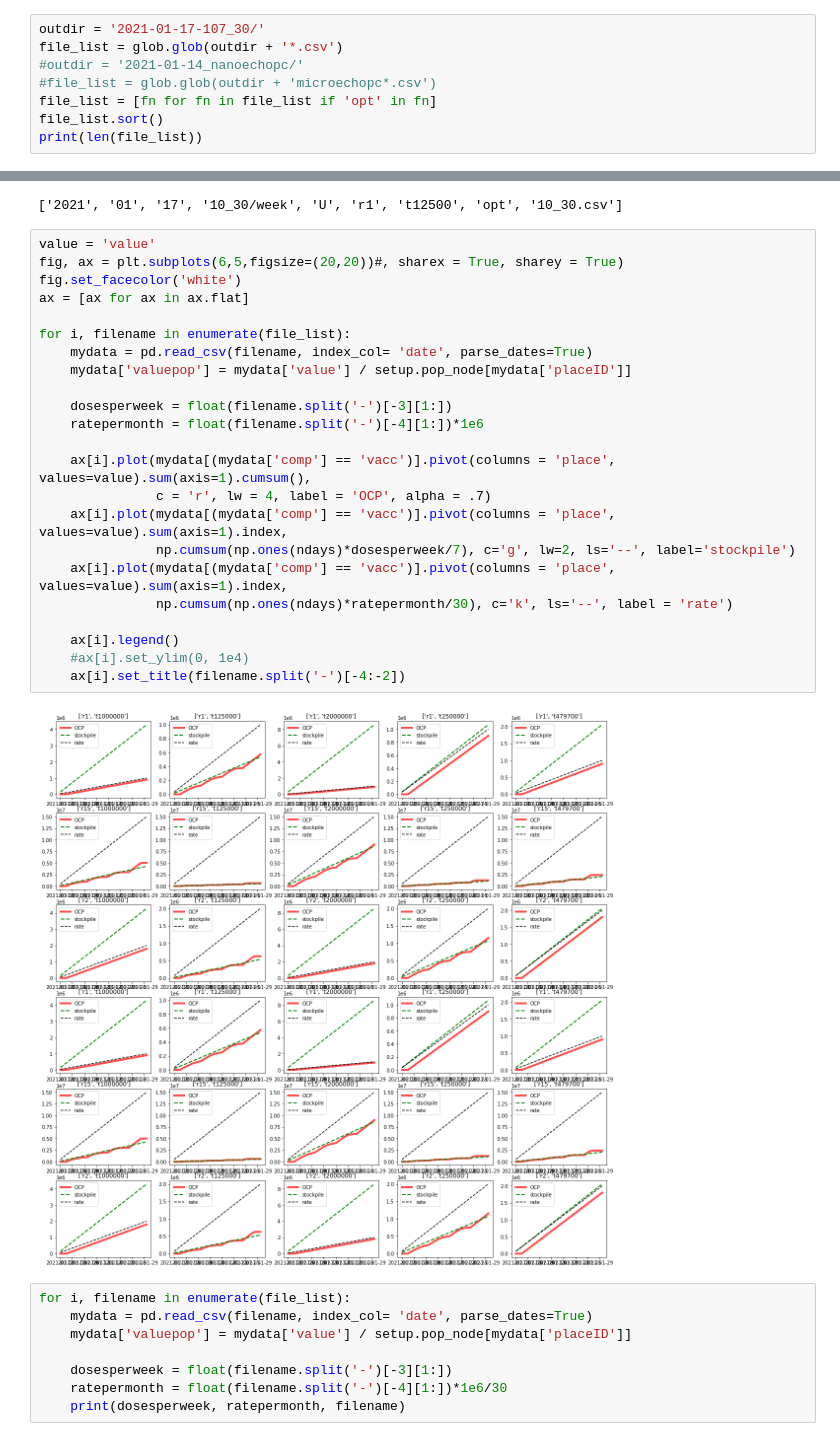
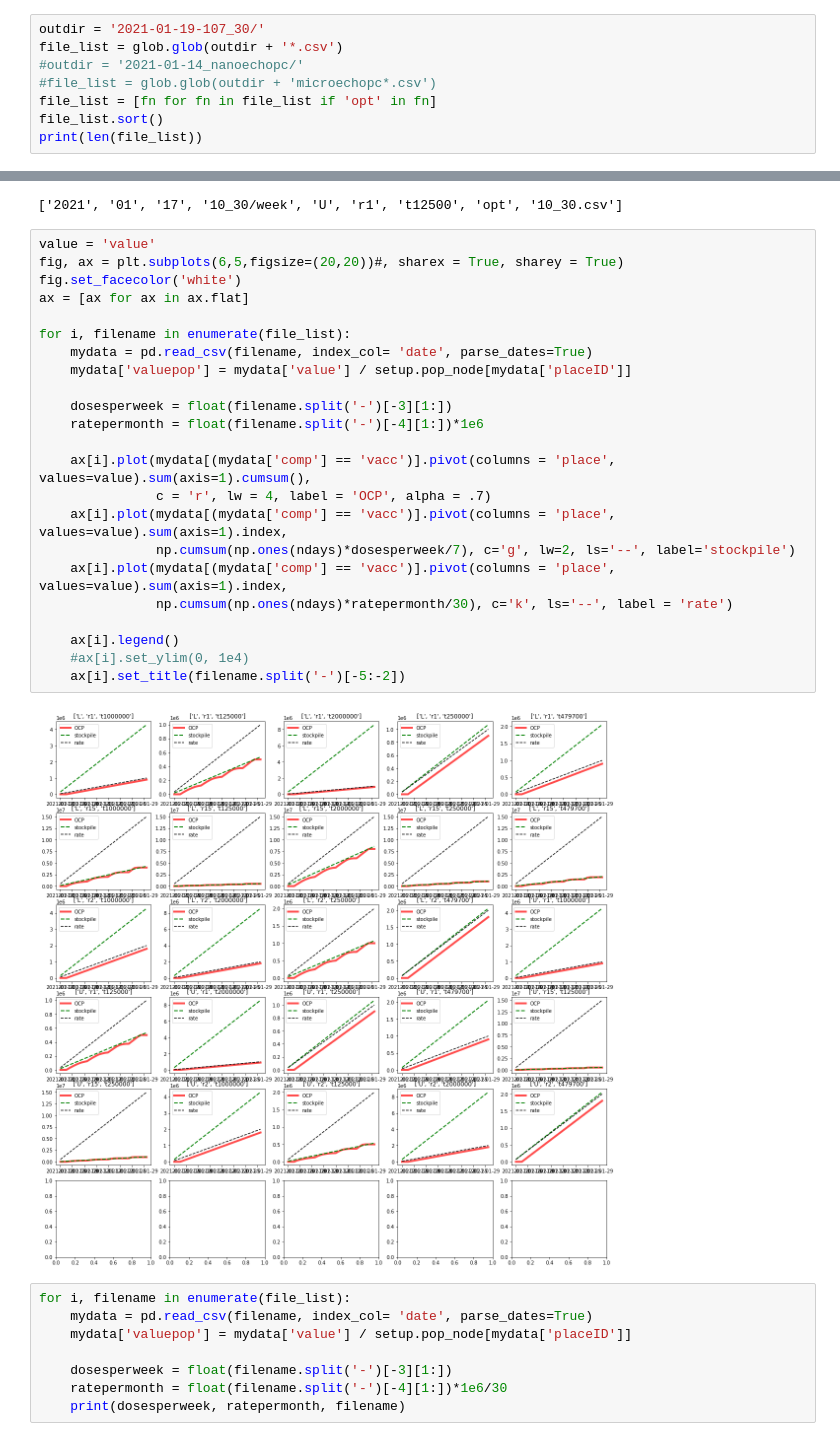
Before and after one commit to jcblemai/COVID-19_italy-vaccination-oc, a Jupyter notebook: analysis_ts.ipynb, the cells around one changed output, grey strips where cells are left out. Cells and saved outputs as stored; diff of their text form.

```diff
--- a/analysis_ts.ipynb
+++ b/analysis_ts.ipynb
@@ -302,7 +302,7 @@ with open(f'italy-data/parameters_{nnodes}_{when}.pkl', 'rb') as inp:
 # %% [output]
 Loaded Italy Setup with 107 nodes.
 # %%
-outdir = '2021-01-17-107_30/'
+outdir = '2021-01-19-107_30/'
 file_list = glob.glob(outdir + '*.csv')
 #outdir = '2021-01-14_nanoechopc/'
 #file_list = glob.glob(outdir + 'microechopc*.csv')
@@ -326,28 +326,28 @@ filename.split('-')
 # %%
 value = 'value'
 fig, ax = plt.subplots(6,5,figsize=(20,20))#, sharex = True, sharey = True)
 fig.set_facecolor('white')
 ax = [ax for ax in ax.flat]
 
 for i, filename in enumerate(file_list):
     mydata = pd.read_csv(filename, index_col= 'date', parse_dates=True)
     mydata['valuepop'] = mydata['value'] / setup.pop_node[mydata['placeID']]
 
     dosesperweek = float(filename.split('-')[-3][1:])
     ratepermonth = float(filename.split('-')[-4][1:])*1e6
 
     ax[i].plot(mydata[(mydata['comp'] == 'vacc')].pivot(columns = 'place', values=value).sum(axis=1).cumsum(),
                c = 'r', lw = 4, label = 'OCP', alpha = .7)
     ax[i].plot(mydata[(mydata['comp'] == 'vacc')].pivot(columns = 'place', values=value).sum(axis=1).index,
                np.cumsum(np.ones(ndays)*dosesperweek/7), c='g', lw=2, ls='--', label='stockpile')
     ax[i].plot(mydata[(mydata['comp'] == 'vacc')].pivot(columns = 'place', values=value).sum(axis=1).index,
                np.cumsum(np.ones(ndays)*ratepermonth/30), c='k', ls='--', label = 'rate')
 
     ax[i].legend()
     #ax[i].set_ylim(0, 1e4)
-    ax[i].set_title(filename.split('-')[-4:-2])
+    ax[i].set_title(filename.split('-')[-5:-2])
 # %% [output]
-[figure, old version]
+[figure, new version]
 # %%
 for i, filename in enumerate(file_list):
     mydata = pd.read_csv(filename, index_col= 'date', parse_dates=True)
```
Also changed, not shown: parts of 1 cell of this notebook, 4 other files.
